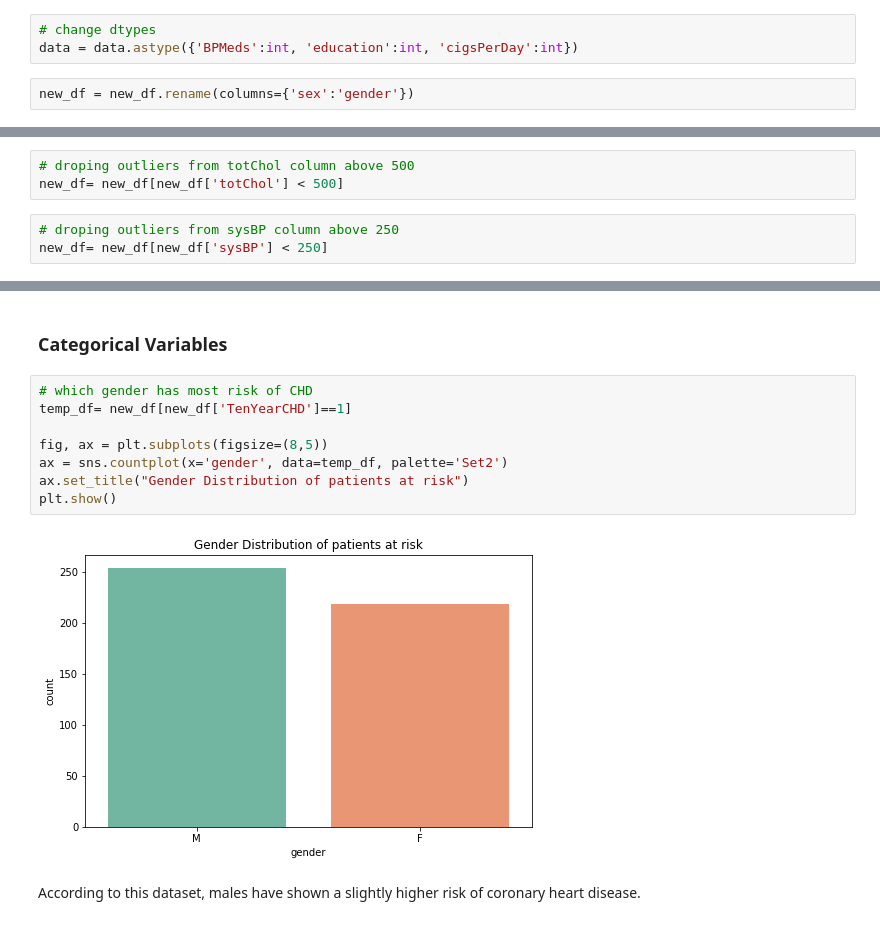
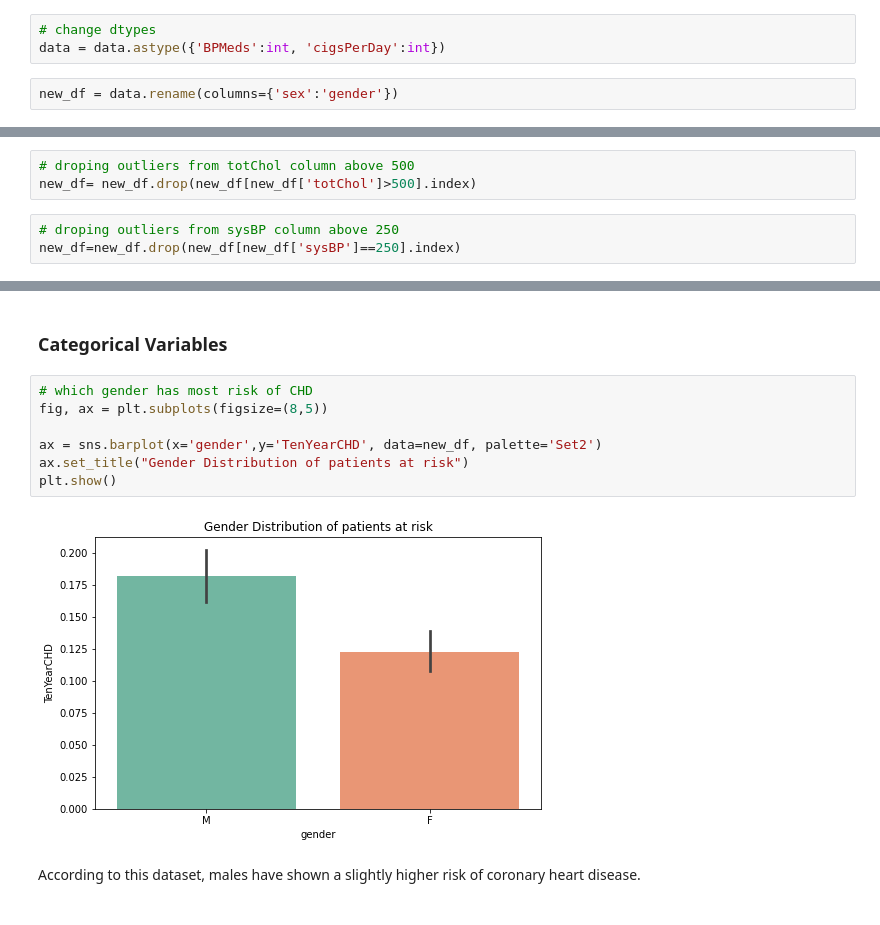
Before and after one commit to Swapnil-417/Cardiovascular-Risk-Prediction, a Jupyter notebook: Cardiovascular_Risk_Prediction_Capstone_Project.ipynb, the cells around one changed output, grey strips where cells are left out. Cells and saved outputs as stored; diff of their text form.

```diff
--- a/Cardiovascular_Risk_Prediction_Capstone_Project.ipynb
+++ b/Cardiovascular_Risk_Prediction_Capstone_Project.ipynb
@@ -220,9 +234,9 @@ TenYearCHD           int64
 dtype: object
 # %%
 # change dtypes
-data = data.astype({'BPMeds':int, 'education':int, 'cigsPerDay':int})
+data = data.astype({'BPMeds':int, 'cigsPerDay':int})
 # %%
-new_df = new_df.rename(columns={'sex':'gender'})
+new_df = data.rename(columns={'sex':'gender'})
 # %%
 new_df.head()
 # %% [output]
@@ -265,8 +278,8 @@ WE can see there are outliers in some features but they will be usefull so we dr
 # %%
 # droping outliers from totChol column above 500
-new_df= new_df[new_df['totChol'] < 500]
+new_df= new_df.drop(new_df[new_df['totChol']>500].index)
 # %%
 # droping outliers from sysBP column above 250
-new_df= new_df[new_df['sysBP'] < 250]
+new_df=new_df.drop(new_df[new_df['sysBP']==250].index)
 # %% [markdown]
 # **Exploratory Data Analysis**
@@ -305,14 +312,13 @@ check_dist(new_df[cont_var])
 ### **Categorical Variables**
 # %%
 # which gender has most risk of CHD
-temp_df= new_df[new_df['TenYearCHD']==1]
+fig, ax = plt.subplots(figsize=(8,5))
 
-fig, ax = plt.subplots(figsize=(8,5))
-ax = sns.countplot(x='gender', data=temp_df, palette='Set2')
+ax = sns.barplot(x='gender',y='TenYearCHD', data=new_df, palette='Set2')
 ax.set_title("Gender Distribution of patients at risk")
 plt.show()
 # %% [output]
-[figure, old version]
+[figure, new version]
 # %% [markdown]
 According to this dataset, males have shown a slightly higher risk of coronary heart disease.
 # %%
```
Also changed, not shown: parts of 87 cells of this notebook.
